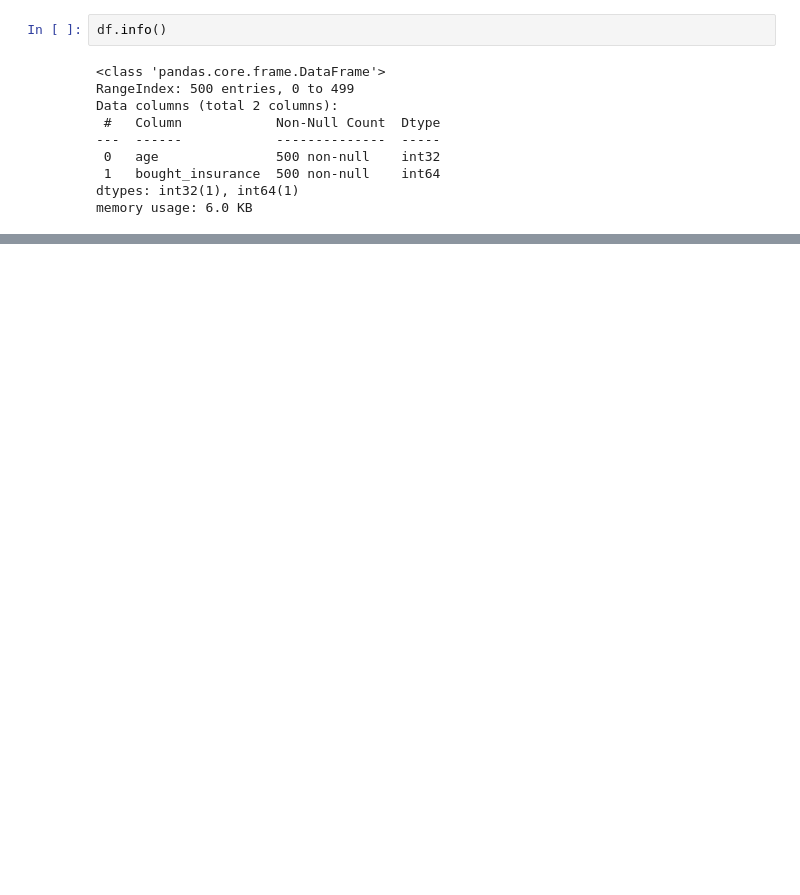
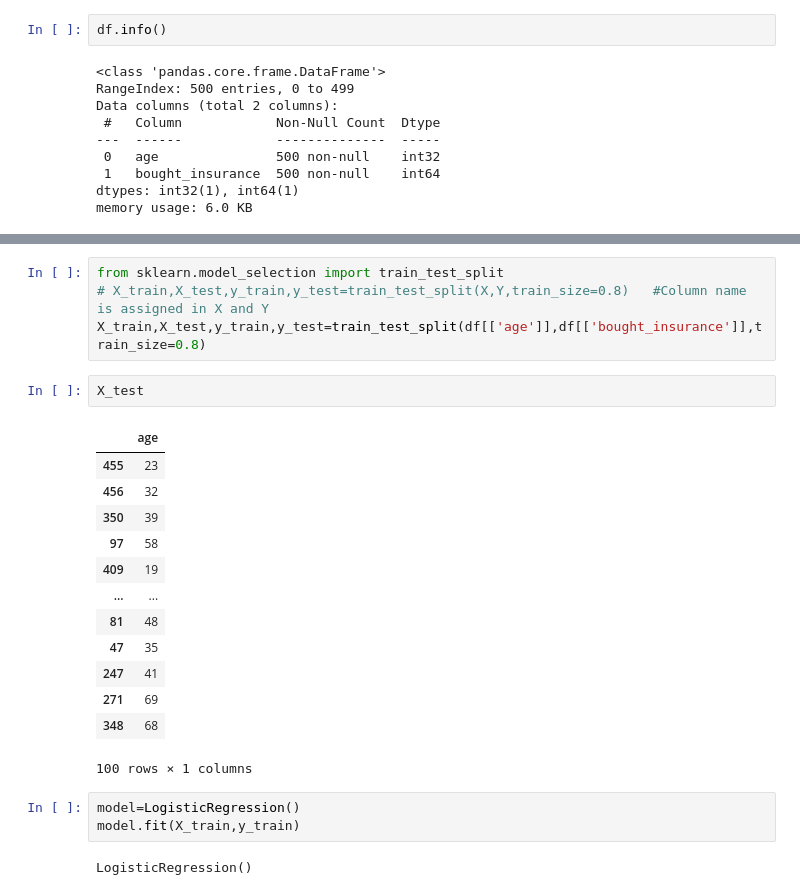
Before and after one commit to prasannaneupane/AI_Lab, a Jupyter notebook: logistic_regression.ipynb, the cells around one changed output, grey strips where cells are left out. Drawn from its saved outputs; the diff is of its cells as text; blank space fills up the shorter version.

```diff
--- a/logistic_regression.ipynb
+++ b/logistic_regression.ipynb
@@ -67,0 +68,25 @@ Text(0, 0.5, 'Bought Insurance')
+# %%
+from sklearn.model_selection import train_test_split
+# X_train,X_test,y_train,y_test=train_test_split(X,Y,train_size=0.8)   #Column name is assigned in X and Y
+X_train,X_test,y_train,y_test=train_test_split(df[['age']],df[['bought_insurance']],train_size=0.8)
+# %%
+X_test
+# %% [output]
+|  | age |
+| 455 | 23 |
+| 456 | 32 |
+| 350 | 39 |
+| 97 | 58 |
+| 409 | 19 |
+| ... | ... |
+| 81 | 48 |
+| 47 | 35 |
+| 247 | 41 |
+| 271 | 69 |
+| 348 | 68 |
+100 rows × 1 columns
+# %%
+model=LogisticRegression()
+model.fit(X_train,y_train)
+# %% [output]
+LogisticRegression()
```
Also changed, not shown: parts of 9 cells of this notebook, 1 other file.
